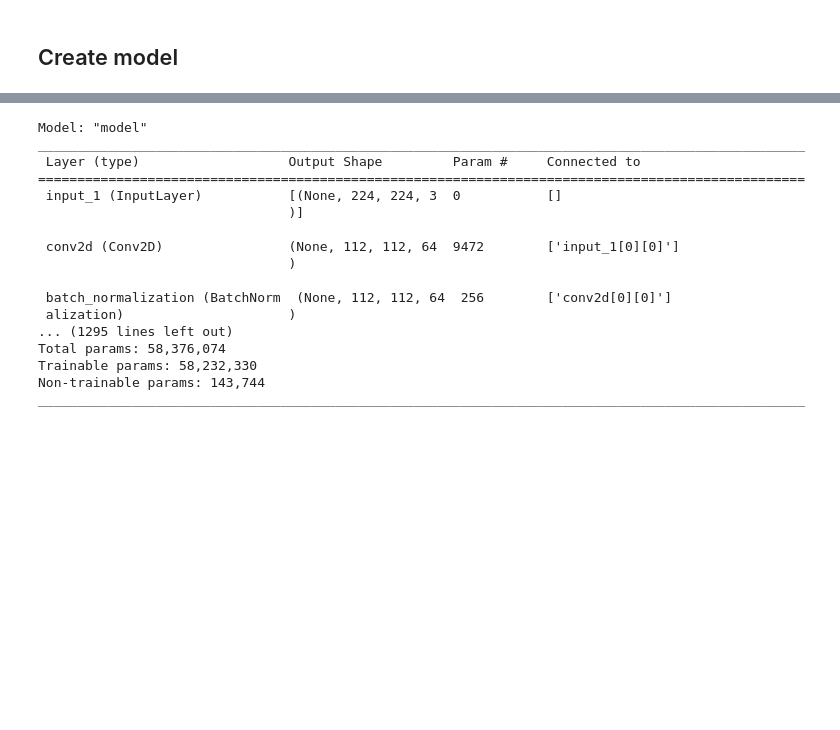
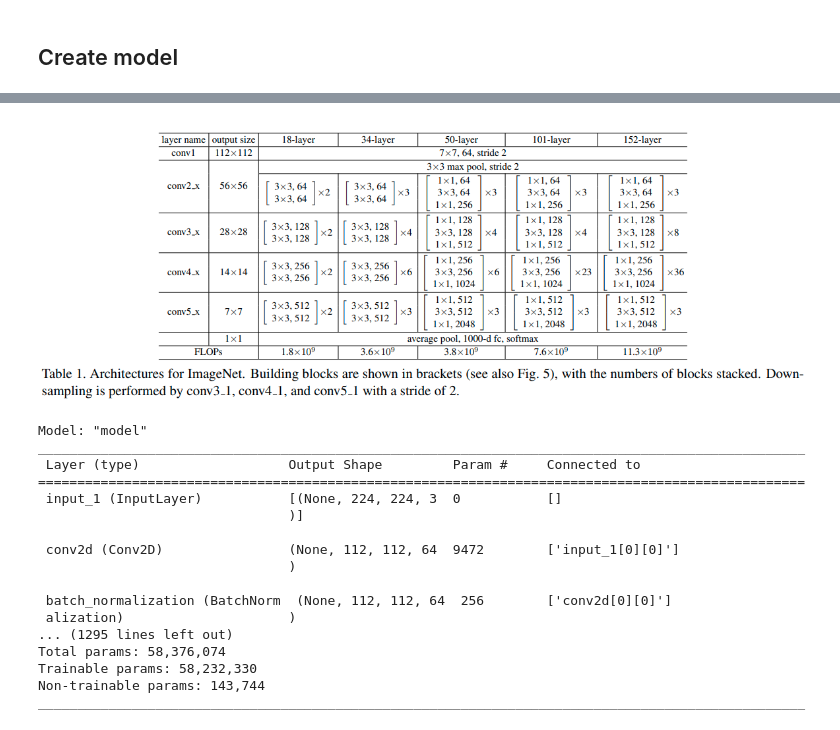
Before and after one commit to MilyangParkJaeHun/PapersWithCode, a Jupyter notebook: BackboneNetwork/ResNet/ResNet.ipynb, the cells around one changed output, grey strips where cells are left out. Cells and saved outputs as stored; diff of their text form; code cells hidden in the pictures; blank space fills up the shorter version.

```diff
--- a/BackboneNetwork/ResNet/ResNet.ipynb
+++ b/BackboneNetwork/ResNet/ResNet.ipynb
@@ -98,6 +112,10 @@ def ResNet(input_shape, num_classes, block_fn, repetitions, start_filters=64):
     model = Model(inputs=input, outputs=output)
 
     return model
+# %%
+Image('image/resnet_table_1.png')
+# %% [output]
+[figure, added]
 # %%
 def ResNet18(input_shape, num_classes):
     return ResNet(input_shape, num_classes,
```
Also changed, not shown: parts of 4 cells of this notebook, 4 other files.
